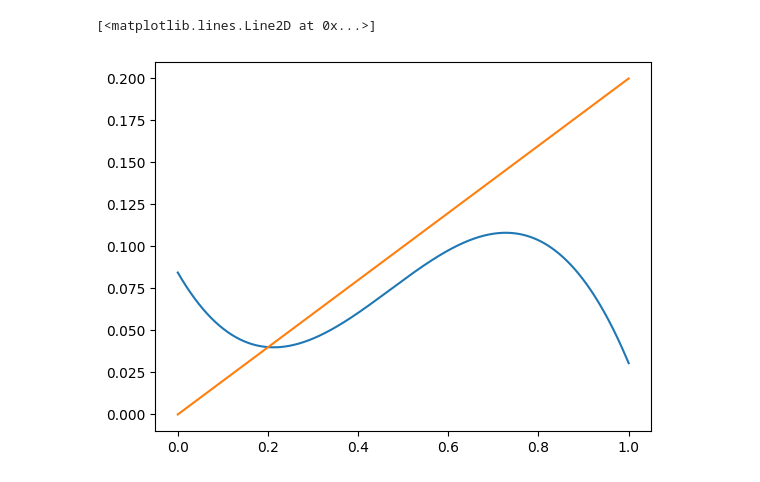
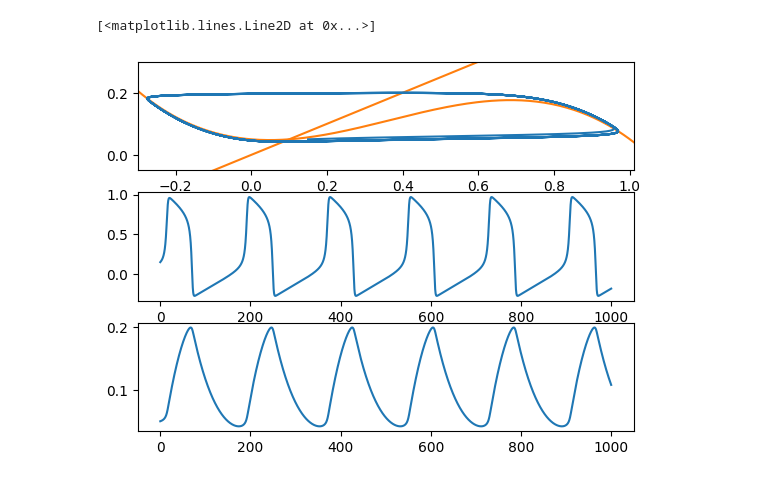
Before and after one commit to moises-santillan/MathematicalBiology, a Jupyter notebook: code/Python/FizhughNagumo.ipynb, the cells around one changed output. Saved outputs shown, nothing was run; the diff lists cells and outputs as text; code cells hidden in the pictures.

```diff
--- a/code/Python/FizhughNagumo.ipynb
+++ b/code/Python/FizhughNagumo.ipynb
@@ -4,7 +5,38 @@ import matplotlib.pyplot as plt
-# %%
-x = np.linspace(0,1,1000)
-plt.plot(x,-(x-.01)*(x-0.5)*(x-.9)+.08)
-plt.plot(x, .2*x)
-# %% [output]
-[<matplotlib.lines.Line2D at 0x...>]
-[figure, removed]
+# %%
+def model(r, t, alpha, beta, ie, gamma, slope):
+	v, w = r
+	vdot = vNL(v, alpha, beta, ie) - w
+	wdot = gamma*(wNL(v, slope) -  w)
+	return vdot, wdot
+
+def vNL(v, alpha, beta, ie):
+	return v * (alpha - v) * (v - beta) + ie
+
+def wNL(v, slope):
+    return slope*v
+# %%
+alpha = 0.1
+beta = 1
+ie = 0.05
+slope = 0.5
+gamma = .01
+
+plt.subplot(311)
+v = np.linspace(-0.3, 1.01, 200)
+plt.plot(v,vNL(v, alpha, beta, ie), color="C1")
+plt.plot(v,wNL(v, slope), color="C1")
+plt.axis([-0.3, 1.01, -.05, .3])
+
+r0 = [0.15, 0.05]
+t = np.linspace(0, 1000, 100000)
+r = odeint(model, r0, t, args=(alpha, beta, ie, gamma, slope))
+plt.plot(r[:,0], r[:,1])
+
+plt.subplot(312)
+plt.plot(t, r[:,0])
+
+plt.subplot(313)
+plt.plot(t, r[:,1])
+# %% [output]
+[<matplotlib.lines.Line2D at 0x...>]
+[figure, added]
```
Also changed, not shown: parts of 1 cell of this notebook.
